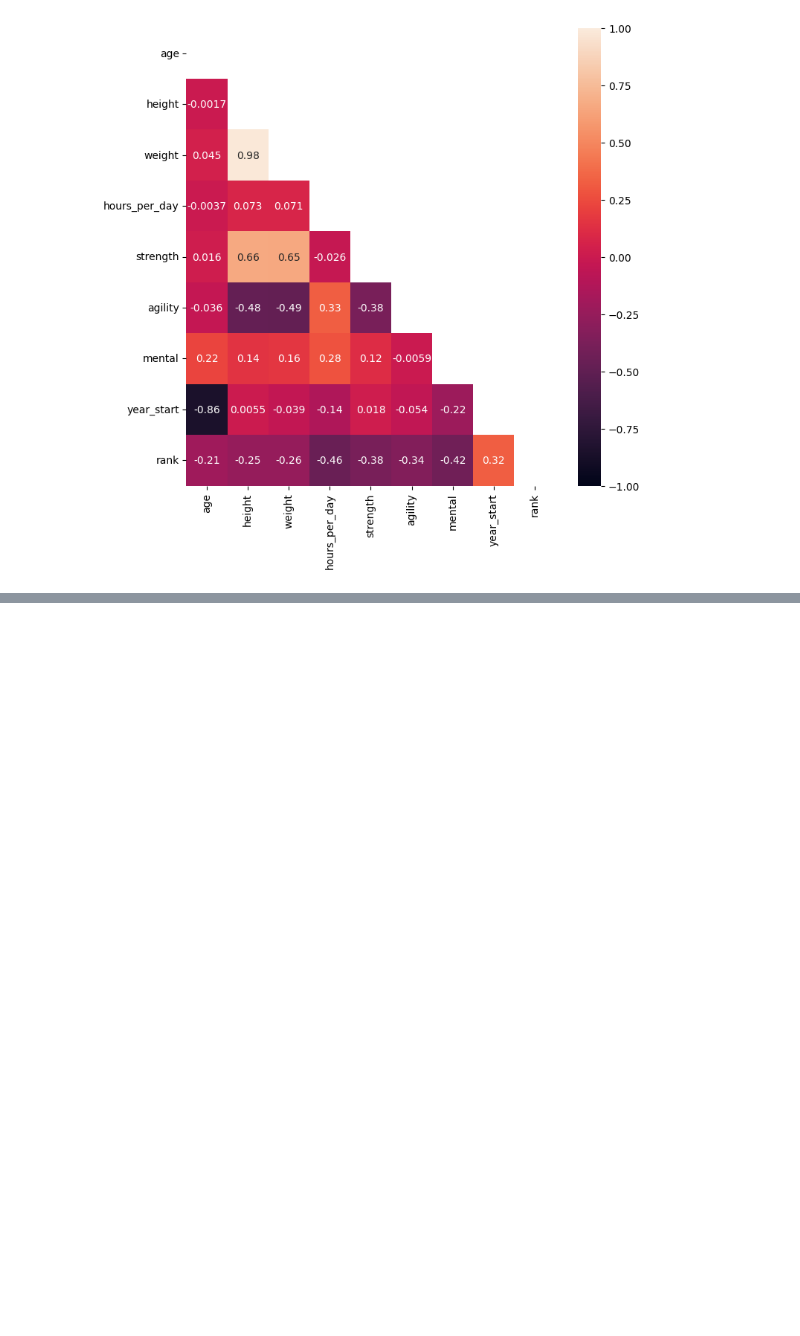
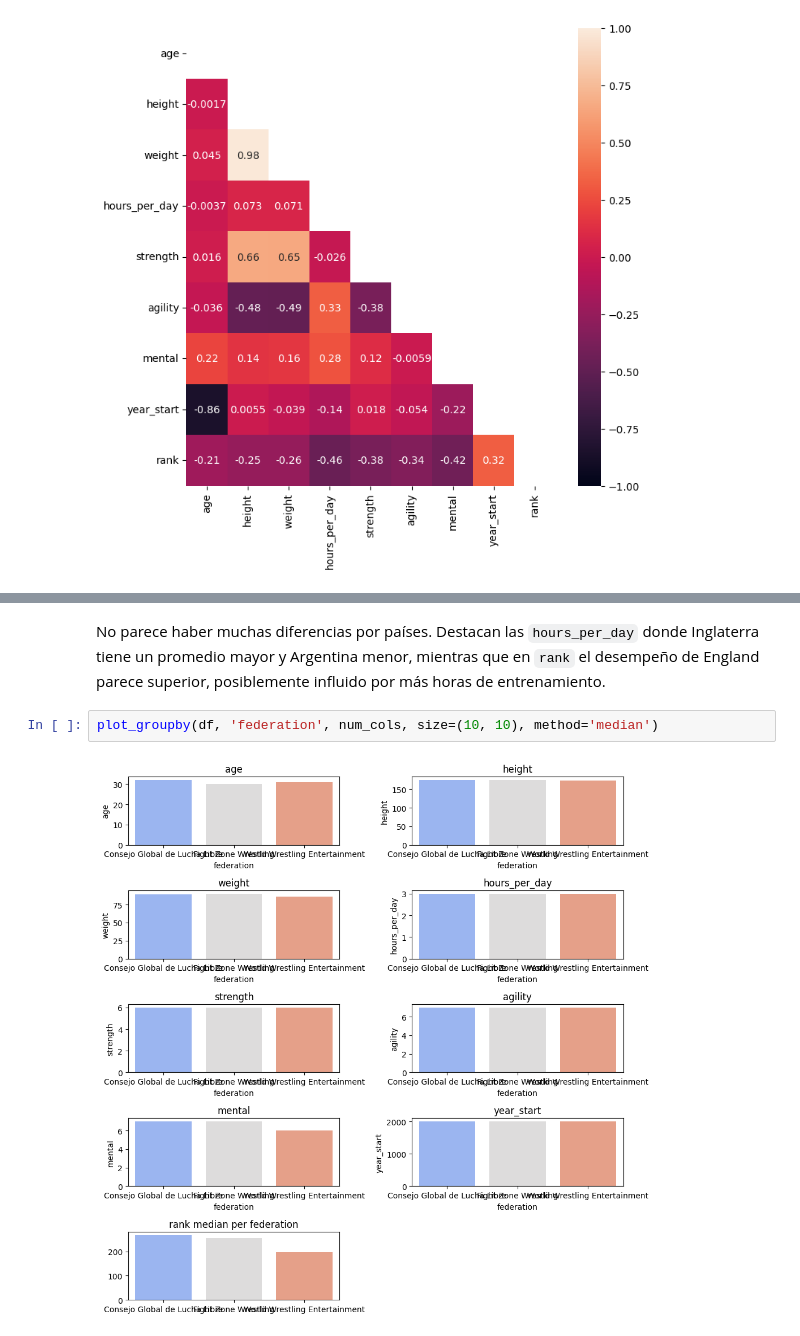
Before and after one commit to SupernovaIa/Project-ML-Clustering-Athletes, a Jupyter notebook: notebook/01-EDA.ipynb, the cells around one changed output, grey strips where cells are left out. Drawn from its saved outputs; the diff is of its cells as text; blank space fills up the shorter version.

```diff
--- a/notebook/01-EDA.ipynb
+++ b/notebook/01-EDA.ipynb
@@ -289,0 +337,6 @@ Como estamos construyendo modelos de clustering, no vamos a eliminar ninguna col
+# %% [markdown]
+No parece haber muchas diferencias por países. Destacan las `hours_per_day` donde Inglaterra tiene un promedio mayor y Argentina menor, mientras que en `rank` el desempeño de England parece superior, posiblemente influido por más horas de entrenamiento.
+# %%
+plot_groupby(df, 'federation', num_cols, size=(10, 10), method='median')
+# %% [output]
+[figure, added]
```
Also changed, not shown: parts of 19 cells of this notebook, 6 other files.
